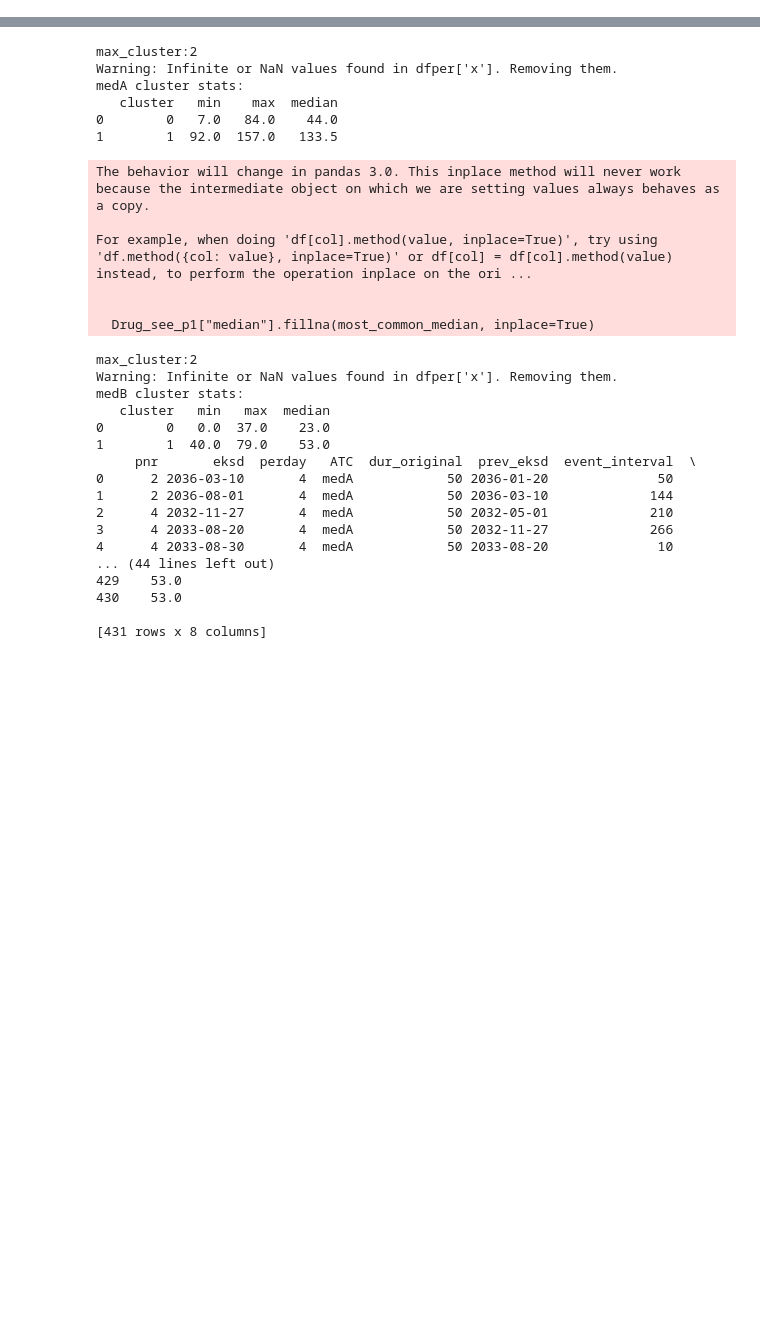
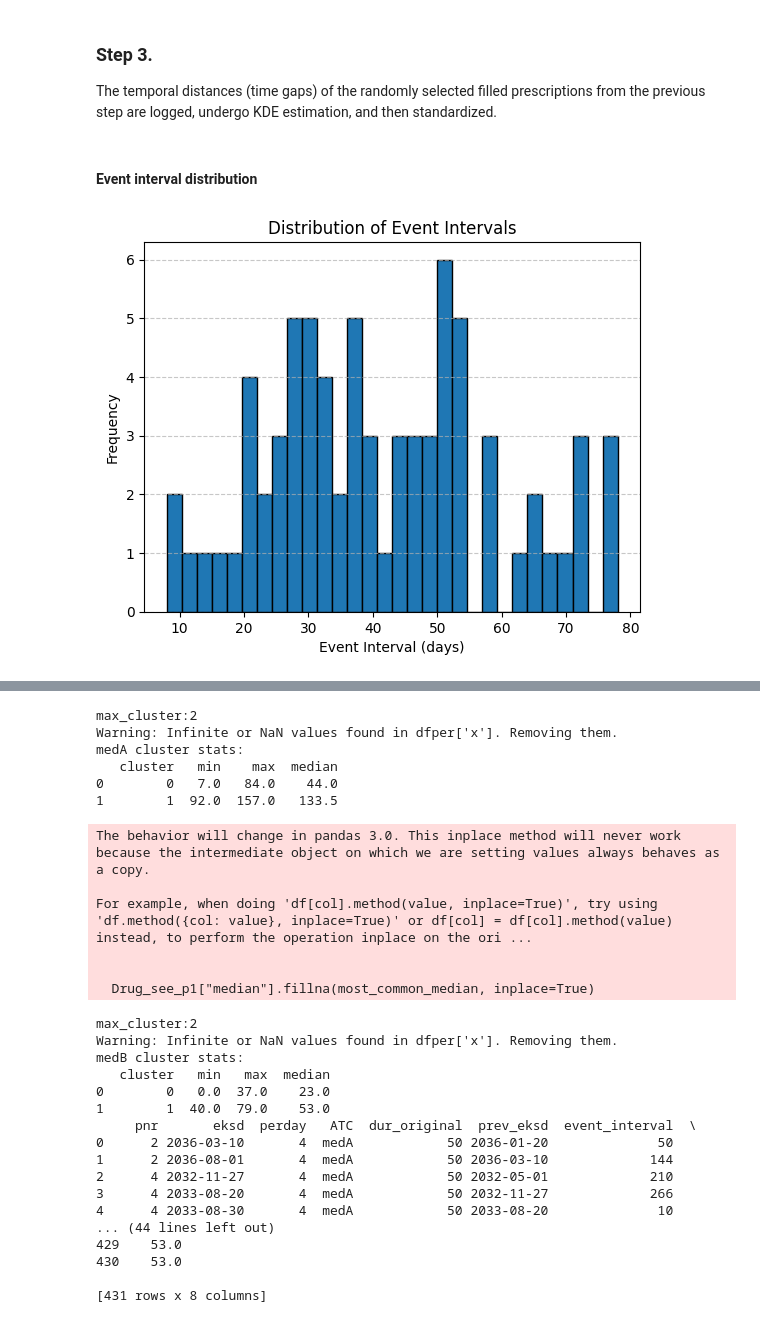
Before and after one commit to ian-sobs/sessa-empirical-estimator, a Jupyter notebook: see.ipynb, the cells around one changed output, grey strips where cells are left out. Drawn from its saved outputs; the diff is of its cells as text; code cells hidden in the pictures; blank space fills up the shorter version.

```diff
--- a/see.ipynb
+++ b/see.ipynb
@@ -0,0 +85,21 @@
+# %%
+def slct_prscrption_per_patient(data):
+    prscrption_per_patient = data.groupby("pnr").sample(n=1, random_state=1234)
+    return prscrption_per_patient
+
+step2Data = slct_prscrption_per_patient(step1Data)
+# %% [markdown]
+### Step 3.
+The temporal distances (time gaps) of the randomly selected filled prescriptions from the previous step are logged, undergo KDE estimation, and then standardized.
+# %% [markdown]
+#### Event interval distribution
+# %%
+plt.hist(step2Data["event_interval"], bins=30, edgecolor="black")  # Adjust bin count as needed
+plt.xlabel("Event Interval (days)")  # Label for x-axis
+plt.ylabel("Frequency")  # Label for y-axis
+plt.title("Distribution of Event Intervals")  # Title for the plot
+plt.grid(axis="y", linestyle="--", alpha=0.7)  # Add a grid for better readability
+
+plt.show()
+# %% [output]
+[figure, added]
```
Also changed, not shown: parts of 12 cells of this notebook.
